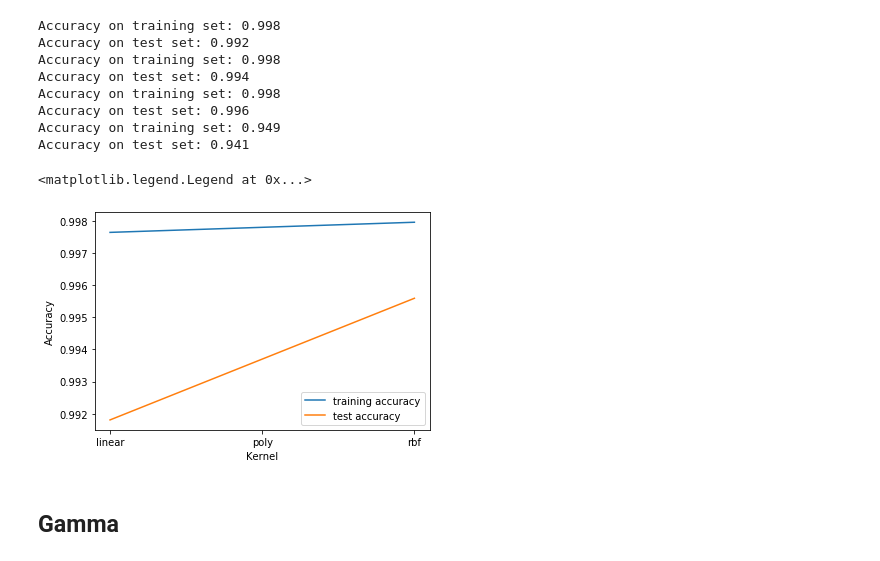
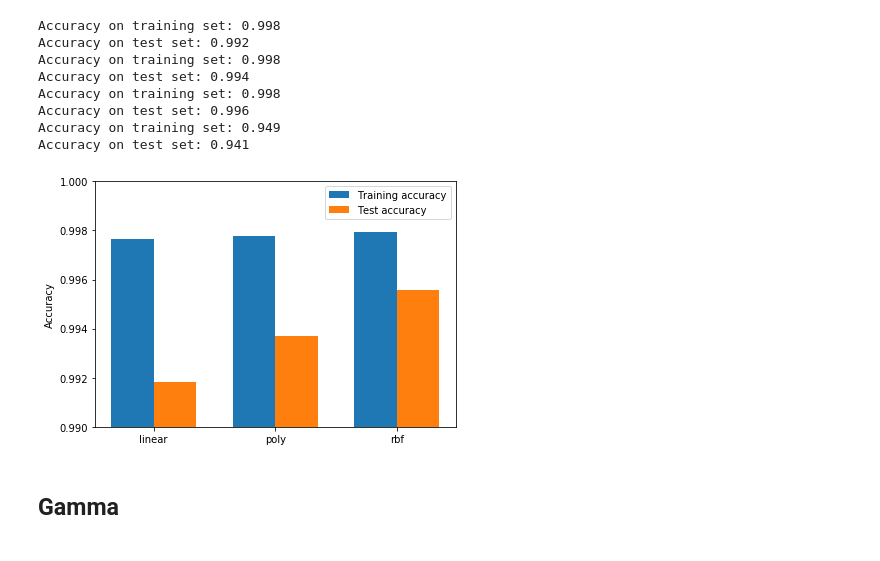
Before and after one commit to roussieau/masterthesis, a Jupyter notebook: src/machine_learning/SVM/parameters_tuning.ipynb, the cells around one changed output. Saved outputs shown, nothing was run; the diff lists cells and outputs as text; code cells hidden in the pictures.

```diff
--- a/src/machine_learning/SVM/parameters_tuning.ipynb
+++ b/src/machine_learning/SVM/parameters_tuning.ipynb
@@ -40,25 +41,43 @@ Accuracy on training set: 0.998
 Accuracy on test set: 0.996
 Accuracy on training set: 0.949
 Accuracy on test set: 0.941
-# %%
-training_accuracy = []
-test_accuracy = []
-kernel = ['linear', 'poly', 'rbf']
-for i in kernel:
-    svc = SVC(kernel=i)
-    svc.fit(data_train, target_train)
-    training_accuracy.append(svc.score(data_train, target_train))
-    test_accuracy.append(svc.score(data_test, target_test))
-plt.plot(range(len(kernel)), training_accuracy, label="training accuracy")
-plt.plot(range(len(kernel)), test_accuracy, label="test accuracy")
-plt.xticks(range(len(kernel)),kernel)
-#plt.xticks(rotation=90)
-plt.ylabel("Accuracy")
-plt.xlabel("Kernel")
-plt.legend()
-# %% [output]
-<matplotlib.legend.Legend at 0x...>
-[figure, removed]
+# %%
+training_accuracy = []
+test_accuracy = []
+kernel = ['linear', 'poly', 'rbf']
+for i in kernel:
+    svc = SVC(kernel=i)
+    svc.fit(data_train, target_train)
+    training_accuracy.append(svc.score(data_train, target_train))
+    test_accuracy.append(svc.score(data_test, target_test))
+
+labels = ['G1', 'G2', 'G3', 'G4', 'G5']
+men_means = [20, 34, 30, 35, 27]
+women_means = [25, 32, 34, 20, 25]
+
+x = np.arange(len(kernel))  # the label locations
+width = 0.35  # the width of the bars
+
+fig, ax = plt.subplots()
+rects1 = ax.bar(x - width/2, training_accuracy, width, label='Training accuracy')
+rects2 = ax.bar(x + width/2, test_accuracy, width, label='Test accuracy')
+
+# Add some text for labels, title and custom x-axis tick labels, etc.
+ax.set_ylabel('Accuracy')
+ax.set_xticks(x)
+ax.set_xticklabels(kernel)
+ax.legend()
+
+
+bottom, top = plt.ylim()
+plt.ylim(bottom=0.99)
+plt.ylim(top=1)
+
+fig.tight_layout()
+
+plt.show()
+# %% [output]
+[figure, added]
 # %% [markdown]
 ## Gamma
 # %% [markdown]
```
Also changed, not shown: parts of 1 cell of this notebook, 1 other file.
